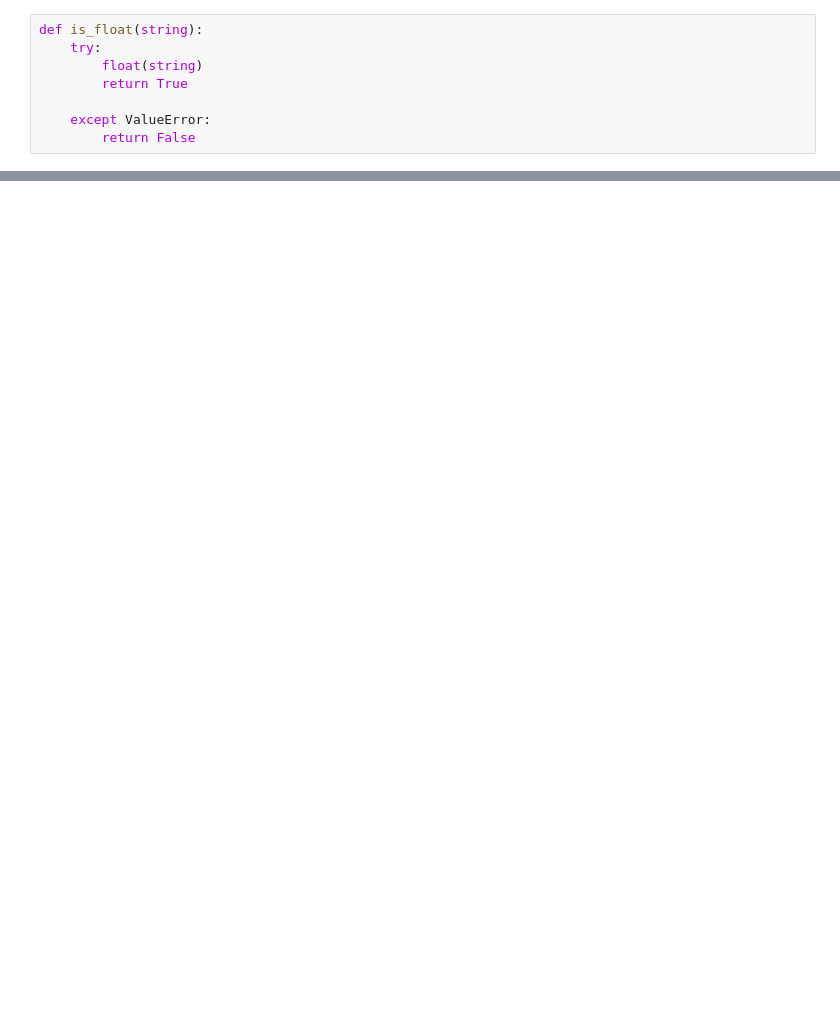
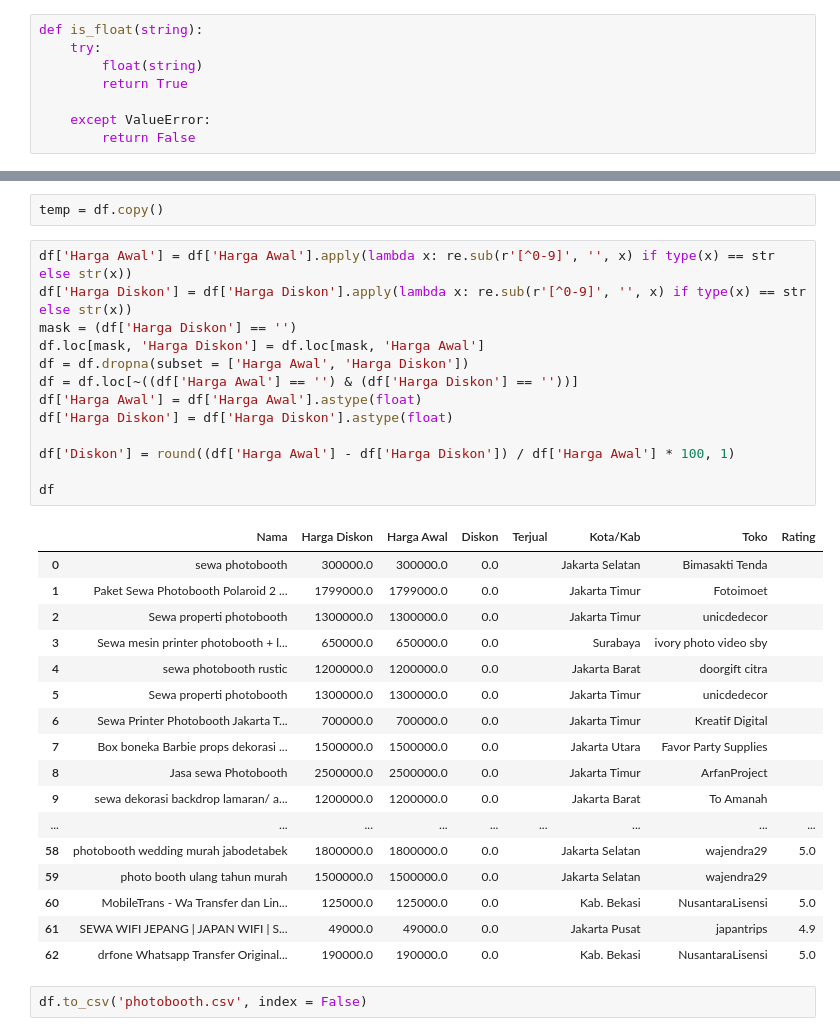
Before and after one commit to Eventhings/recsys-eventhings, a Jupyter notebook: Crawling E-Commerce/tokopedia.ipynb, the cells around one changed output, grey strips where cells are left out. Drawn from its saved outputs; the diff is of its cells as text; blank space fills up the shorter version.

```diff
--- a/Crawling E-Commerce/tokopedia.ipynb
+++ b/Crawling E-Commerce/tokopedia.ipynb
@@ -108,0 +130,35 @@ df
+# %%
+temp = df.copy()
+# %%
+df['Harga Awal'] = df['Harga Awal'].apply(lambda x: re.sub(r'[^0-9]', '', x) if type(x) == str else str(x))
+df['Harga Diskon'] = df['Harga Diskon'].apply(lambda x: re.sub(r'[^0-9]', '', x) if type(x) == str else str(x))
+mask = (df['Harga Diskon'] == '')
+df.loc[mask, 'Harga Diskon'] = df.loc[mask, 'Harga Awal']
+df = df.dropna(subset = ['Harga Awal', 'Harga Diskon'])
+df = df.loc[~((df['Harga Awal'] == '') & (df['Harga Diskon'] == ''))]
+df['Harga Awal'] = df['Harga Awal'].astype(float)
+df['Harga Diskon'] = df['Harga Diskon'].astype(float)
+
+df['Diskon'] = round((df['Harga Awal'] - df['Harga Diskon']) / df['Harga Awal'] * 100, 1)
+
+df
+# %% [output]
+|  | Nama | Harga Diskon | Harga Awal | Diskon | Terjual | Kota/Kab | Toko | Rating |
+| 0 | sewa photobooth | 300000.0 | 300000.0 | 0.0 |  | Jakarta Selatan | Bimasakti Tenda |  |
+| 1 | Paket Sewa Photobooth Polaroid 2 ... | 1799000.0 | 1799000.0 | 0.0 |  | Jakarta Timur | Fotoimoet |  |
+| 2 | Sewa properti photobooth | 1300000.0 | 1300000.0 | 0.0 |  | Jakarta Timur | unicdedecor |  |
+| 3 | Sewa mesin printer photobooth + l... | 650000.0 | 650000.0 | 0.0 |  | Surabaya | ivory photo video sby |  |
+| 4 | sewa photobooth rustic | 1200000.0 | 1200000.0 | 0.0 |  | Jakarta Barat | doorgift citra |  |
+| 5 | Sewa properti photobooth | 1300000.0 | 1300000.0 | 0.0 |  | Jakarta Timur | unicdedecor |  |
+| 6 | Sewa Printer Photobooth Jakarta T... | 700000.0 | 700000.0 | 0.0 |  | Jakarta Timur | Kreatif Digital |  |
+| 7 | Box boneka Barbie props dekorasi ... | 1500000.0 | 1500000.0 | 0.0 |  | Jakarta Utara | Favor Party Supplies |  |
+| 8 | Jasa sewa Photobooth | 2500000.0 | 2500000.0 | 0.0 |  | Jakarta Timur | ArfanProject |  |
+| 9 | sewa dekorasi backdrop lamaran/ a... | 1200000.0 | 1200000.0 | 0.0 |  | Jakarta Barat | To Amanah |  |
+| ... | ... | ... | ... | ... | ... | ... | ... | ... |
+| 58 | photobooth wedding murah jabodetabek | 1800000.0 | 1800000.0 | 0.0 |  | Jakarta Selatan | wajendra29 | 5.0 |
+| 59 | photo booth ulang tahun murah | 1500000.0 | 1500000.0 | 0.0 |  | Jakarta Selatan | wajendra29 |  |
+| 60 | MobileTrans - Wa Transfer dan Lin... | 125000.0 | 125000.0 | 0.0 |  | Kab. Bekasi | NusantaraLisensi | 5.0 |
+| 61 | SEWA WIFI JEPANG | JAPAN WIFI | S... | 49000.0 | 49000.0 | 0.0 |  | Jakarta Pusat | japantrips | 4.9 |
+| 62 | drfone Whatsapp Transfer Original... | 190000.0 | 190000.0 | 0.0 |  | Kab. Bekasi | NusantaraLisensi | 5.0 |
+# %%
+df.to_csv('photobooth.csv', index = False)
```
Also changed, not shown: parts of 4 cells of this notebook, 11 other files.
